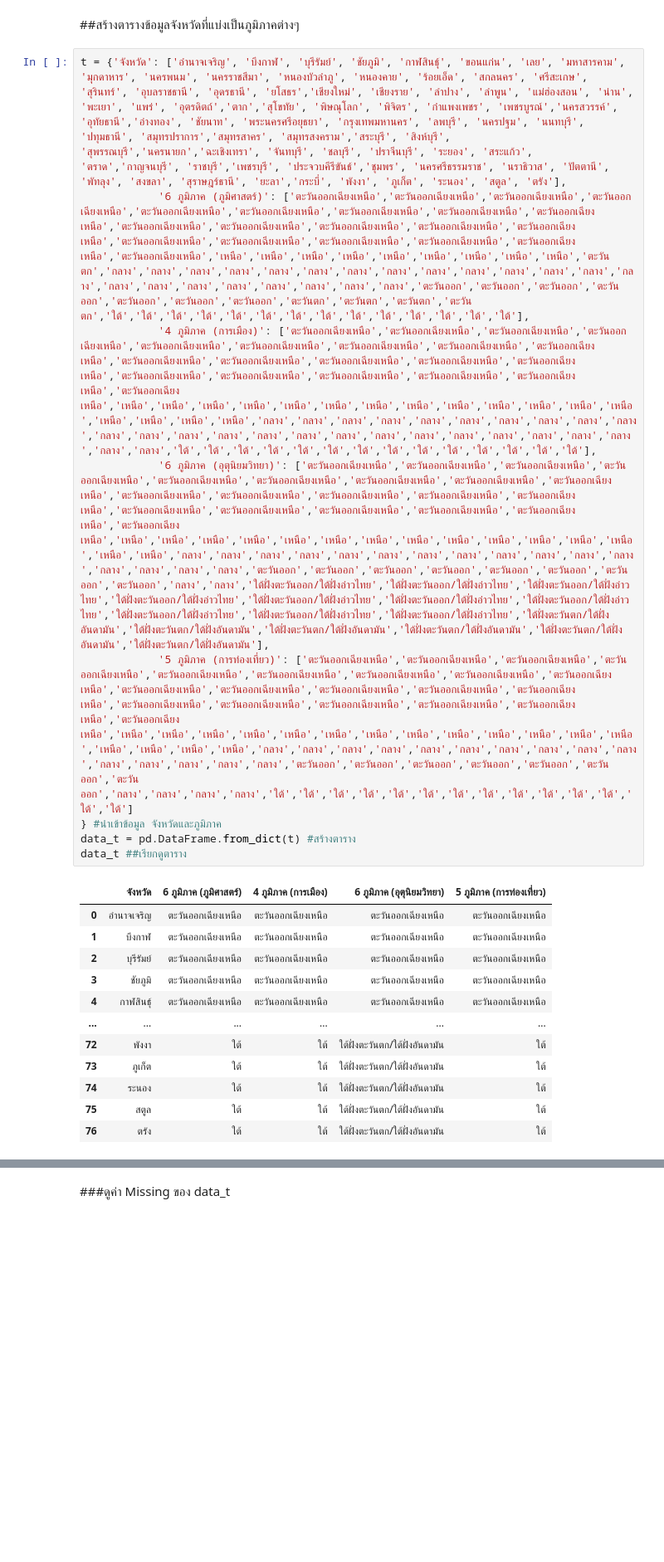
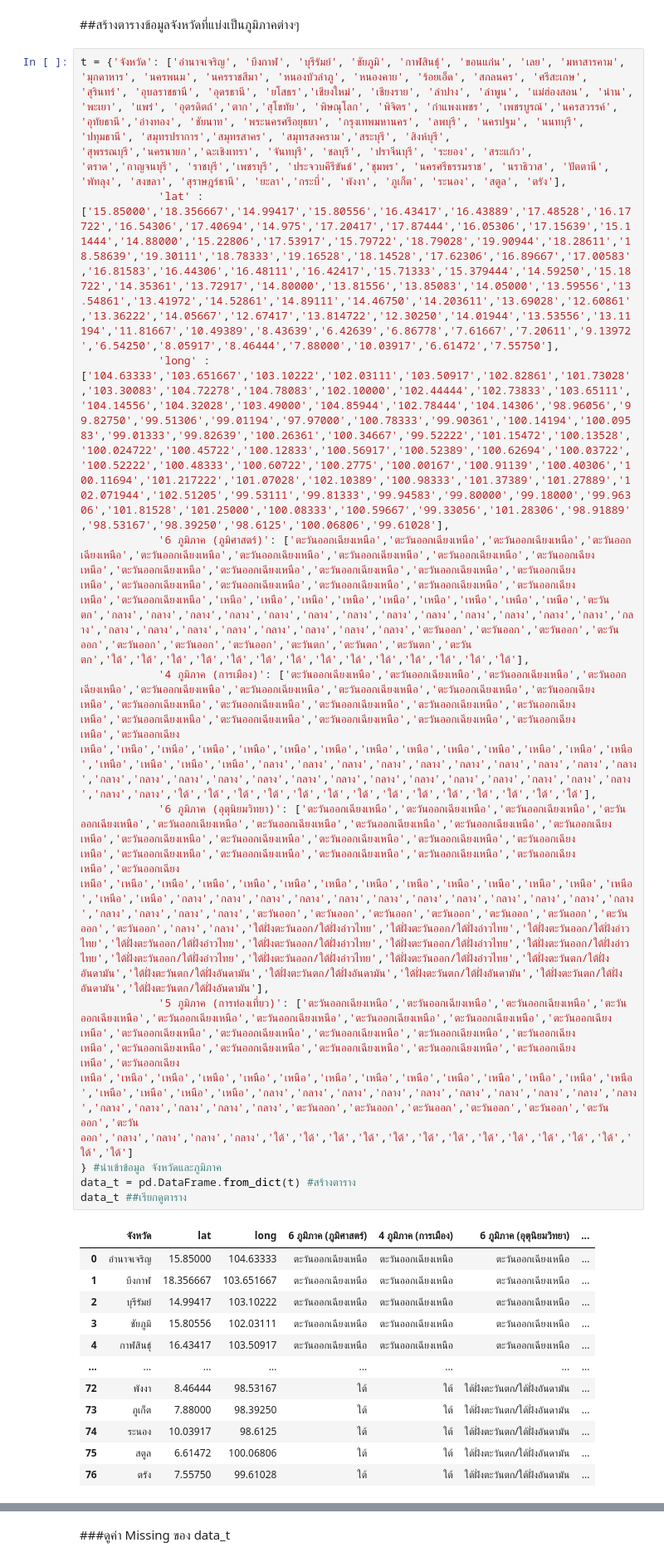
Before and after one commit to Benza1611/data_viz_2022, a Jupyter notebook: Project.ipynb, the cells around one changed output, grey strips where cells are left out. Shown at 83% size. Saved outputs shown, nothing was run; the diff lists cells and outputs as text; blank space fills up the shorter version.

```diff
--- a/Project.ipynb
+++ b/Project.ipynb
@@ -203,23 +203,25 @@ data_covid
 ##สร้างตารางข้อมูลจังหวัดที่แบ่งเป็นภูมิภาคต่างๆ
 # %%
 t = {'จังหวัด': ['อำนาจเจริญ', 'บึงกาฬ', 'บุรีรัมย์', 'ชัยภูมิ', 'กาฬสินธุ์', 'ขอนแก่น', 'เลย', 'มหาสารคาม', 'มุกดาหาร', 'นครพนม', 'นครราชสีมา', 'หนองบัวลำภู', 'หนองคาย', 'ร้อยเอ็ด', 'สกลนคร', 'ศรีสะเกษ', 'สุรินทร์', 'อุบลราชธานี', 'อุดรธานี', 'ยโสธร','เชียงใหม่', 'เชียงราย', 'ลำปาง', 'ลำพูน', 'แม่ฮ่องสอน', 'น่าน', 'พะเยา', 'แพร่', 'อุตรดิตถ์','ตาก','สุโขทัย', 'พิษณุโลก', 'พิจิตร', 'กำแพงเพชร', 'เพชรบูรณ์','นครสวรรค์', 'อุทัยธานี','อ่างทอง', 'ชัยนาท', 'พระนครศรีอยุธยา', 'กรุงเทพมหานคร', 'ลพบุรี', 'นครปฐม', 'นนทบุรี', 'ปทุมธานี', 'สมุทรปราการ','สมุทรสาคร', 'สมุทรสงคราม','สระบุรี', 'สิงห์บุรี', 'สุพรรณบุรี','นครนายก','ฉะเชิงเทรา', 'จันทบุรี', 'ชลบุรี', 'ปราจีนบุรี', 'ระยอง', 'สระแก้ว', 'ตราด','กาญจนบุรี', 'ราชบุรี','เพชรบุรี', 'ประจวบคีรีขันธ์','ชุมพร', 'นครศรีธรรมราช', 'นราธิวาส', 'ปัตตานี', 'พัทลุง', 'สงขลา', 'สุราษฎร์ธานี', 'ยะลา','กระบี่', 'พังงา', 'ภูเก็ต', 'ระนอง', 'สตูล', 'ตรัง'],
+            'lat' : ['15.85000','18.356667','14.99417','15.80556','16.43417','16.43889','17.48528','16.17722','16.54306','17.40694','14.975','17.20417','17.87444','16.05306','17.15639','15.11444','14.88000','15.22806','17.53917','15.79722','18.79028','19.90944','18.28611','18.58639','19.30111','18.78333','19.16528','18.14528','17.62306','16.89667','17.00583','16.81583','16.44306','16.48111','16.42417','15.71333','15.379444','14.59250','15.18722','14.35361','13.72917','14.80000','13.81556','13.85083','14.05000','13.59556','13.54861','13.41972','14.52861','14.89111','14.46750','14.203611','13.69028','12.60861','13.36222','14.05667','12.67417','13.814722','12.30250','14.01944','13.53556','13.11194','11.81667','10.49389','8.43639','6.42639','6.86778','7.61667','7.20611','9.13972','6.54250','8.05917','8.46444','7.88000','10.03917','6.61472','7.55750'],
+            'long' : ['104.63333','103.651667','103.10222','102.03111','103.50917','102.82861','101.73028','103.30083','104.72278','104.78083','102.10000','102.44444','102.73833','103.65111','104.14556','104.32028','103.49000','104.85944','102.78444','104.14306','98.96056','99.82750','99.51306','99.01194','97.97000','100.78333','99.90361','100.14194','100.09583','99.01333','99.82639','100.26361','100.34667','99.52222','101.15472','100.13528','100.024722','100.45722','100.12833','100.56917','100.52389','100.62694','100.03722','100.52222','100.48333','100.60722','100.2775','100.00167','100.91139','100.40306','100.11694','101.217222','101.07028','102.10389','100.98333','101.37389','101.27889','102.071944','102.51205','99.53111','99.81333','99.94583','99.80000','99.18000','99.96306','101.81528','101.25000','100.08333','100.59667','99.33056','101.28306','98.91889','98.53167','98.39250','98.6125','100.06806','99.61028'],
             '6 ภูมิภาค (ภูมิศาสตร์)': ['ตะวันออกเฉียงเหนือ','ตะวันออกเฉียงเหนือ','ตะวันออกเฉียงเหนือ','ตะวันออกเฉียงเหนือ','ตะวันออกเฉียงเหนือ','ตะวันออกเฉียงเหนือ','ตะวันออกเฉียงเหนือ','ตะวันออกเฉียงเหนือ','ตะวันออกเฉียงเหนือ','ตะวันออกเฉียงเหนือ','ตะวันออกเฉียงเหนือ','ตะวันออกเฉียงเหนือ','ตะวันออกเฉียงเหนือ','ตะวันออกเฉียงเหนือ','ตะวันออกเฉียงเหนือ','ตะวันออกเฉียงเหนือ','ตะวันออกเฉียงเหนือ','ตะวันออกเฉียงเหนือ','ตะวันออกเฉียงเหนือ','ตะวันออกเฉียงเหนือ','เหนือ','เหนือ','เหนือ','เหนือ','เหนือ','เหนือ','เหนือ','เหนือ','เหนือ','ตะวันตก','กลาง','กลาง','กลาง','กลาง','กลาง','กลาง','กลาง','กลาง','กลาง','กลาง','กลาง','กลาง','กลาง','กลาง','กลาง','กลาง','กลาง','กลาง','กลาง','กลาง','กลาง','กลาง','ตะวันออก','ตะวันออก','ตะวันออก','ตะวันออก','ตะวันออก','ตะวันออก','ตะวันออก','ตะวันตก','ตะวันตก','ตะวันตก','ตะวันตก','ใต้','ใต้','ใต้','ใต้','ใต้','ใต้','ใต้','ใต้','ใต้','ใต้','ใต้','ใต้','ใต้','ใต้'],
             '4 ภูมิภาค (การเมือง)': ['ตะวันออกเฉียงเหนือ','ตะวันออกเฉียงเหนือ','ตะวันออกเฉียงเหนือ','ตะวันออกเฉียงเหนือ','ตะวันออกเฉียงเหนือ','ตะวันออกเฉียงเหนือ','ตะวันออกเฉียงเหนือ','ตะวันออกเฉียงเหนือ','ตะวันออกเฉียงเหนือ','ตะวันออกเฉียงเหนือ','ตะวันออกเฉียงเหนือ','ตะวันออกเฉียงเหนือ','ตะวันออกเฉียงเหนือ','ตะวันออกเฉียงเหนือ','ตะวันออกเฉียงเหนือ','ตะวันออกเฉียงเหนือ','ตะวันออกเฉียงเหนือ','ตะวันออกเฉียงเหนือ','ตะวันออกเฉียงเหนือ','ตะวันออกเฉียงเหนือ','เหนือ','เหนือ','เหนือ','เหนือ','เหนือ','เหนือ','เหนือ','เหนือ','เหนือ','เหนือ','เหนือ','เหนือ','เหนือ','เหนือ','เหนือ','เหนือ','เหนือ','กลาง','กลาง','กลาง','กลาง','กลาง','กลาง','กลาง','กลาง','กลาง','กลาง','กลาง','กลาง','กลาง','กลาง','กลาง','กลาง','กลาง','กลาง','กลาง','กลาง','กลาง','กลาง','กลาง','กลาง','กลาง','กลาง','ใต้','ใต้','ใต้','ใต้','ใต้','ใต้','ใต้','ใต้','ใต้','ใต้','ใต้','ใต้','ใต้','ใต้'],
             '6 ภูมิภาค (อุตุนิยมวิทยา)': ['ตะวันออกเฉียงเหนือ','ตะวันออกเฉียงเหนือ','ตะวันออกเฉียงเหนือ','ตะวันออกเฉียงเหนือ','ตะวันออกเฉียงเหนือ','ตะวันออกเฉียงเหนือ','ตะวันออกเฉียงเหนือ','ตะวันออกเฉียงเหนือ','ตะวันออกเฉียงเหนือ','ตะวันออกเฉียงเหนือ','ตะวันออกเฉียงเหนือ','ตะวันออกเฉียงเหนือ','ตะวันออกเฉียงเหนือ','ตะวันออกเฉียงเหนือ','ตะวันออกเฉียงเหนือ','ตะวันออกเฉียงเหนือ','ตะวันออกเฉียงเหนือ','ตะวันออกเฉียงเหนือ','ตะวันออกเฉียงเหนือ','ตะวันออกเฉียงเหนือ','เหนือ','เหนือ','เหนือ','เหนือ','เหนือ','เหนือ','เหนือ','เหนือ','เหนือ','เหนือ','เหนือ','เหนือ','เหนือ','เหนือ','เหนือ','กลาง','กลาง','กลาง','กลาง','กลาง','กลาง','กลาง','กลาง','กลาง','กลาง','กลาง','กลาง','กลาง','กลาง','กลาง','กลาง','ตะวันออก','ตะวันออก','ตะวันออก','ตะวันออก','ตะวันออก','ตะวันออก','ตะวันออก','ตะวันออก','กลาง','กลาง','ใต้ฝั่งตะวันออก/ใต้ฝั่งอ่าวไทย','ใต้ฝั่งตะวันออก/ใต้ฝั่งอ่าวไทย','ใต้ฝั่งตะวันออก/ใต้ฝั่งอ่าวไทย','ใต้ฝั่งตะวันออก/ใต้ฝั่งอ่าวไทย','ใต้ฝั่งตะวันออก/ใต้ฝั่งอ่าวไทย','ใต้ฝั่งตะวันออก/ใต้ฝั่งอ่าวไทย','ใต้ฝั่งตะวันออก/ใต้ฝั่งอ่าวไทย','ใต้ฝั่งตะวันออก/ใต้ฝั่งอ่าวไทย','ใต้ฝั่งตะวันออก/ใต้ฝั่งอ่าวไทย','ใต้ฝั่งตะวันออก/ใต้ฝั่งอ่าวไทย','ใต้ฝั่งตะวันตก/ใต้ฝั่งอันดามัน','ใต้ฝั่งตะวันตก/ใต้ฝั่งอันดามัน','ใต้ฝั่งตะวันตก/ใต้ฝั่งอันดามัน','ใต้ฝั่งตะวันตก/ใต้ฝั่งอันดามัน','ใต้ฝั่งตะวันตก/ใต้ฝั่งอันดามัน','ใต้ฝั่งตะวันตก/ใต้ฝั่งอันดามัน'],
             '5 ภูมิภาค (การท่องเที่ยว)': ['ตะวันออกเฉียงเหนือ','ตะวันออกเฉียงเหนือ','ตะวันออกเฉียงเหนือ','ตะวันออกเฉียงเหนือ','ตะวันออกเฉียงเหนือ','ตะวันออกเฉียงเหนือ','ตะวันออกเฉียงเหนือ','ตะวันออกเฉียงเหนือ','ตะวันออกเฉียงเหนือ','ตะวันออกเฉียงเหนือ','ตะวันออกเฉียงเหนือ','ตะวันออกเฉียงเหนือ','ตะวันออกเฉียงเหนือ','ตะวันออกเฉียงเหนือ','ตะวันออกเฉียงเหนือ','ตะวันออกเฉียงเหนือ','ตะวันออกเฉียงเหนือ','ตะวันออกเฉียงเหนือ','ตะวันออกเฉียงเหนือ','ตะวันออกเฉียงเหนือ','เหนือ','เหนือ','เหนือ','เหนือ','เหนือ','เหนือ','เหนือ','เหนือ','เหนือ','เหนือ','เหนือ','เหนือ','เหนือ','เหนือ','เหนือ','เหนือ','เหนือ','กลาง','กลาง','กลาง','กลาง','กลาง','กลาง','กลาง','กลาง','กลาง','กลาง','กลาง','กลาง','กลาง','กลาง','กลาง','ตะวันออก','ตะวันออก','ตะวันออก','ตะวันออก','ตะวันออก','ตะวันออก','ตะวันออก','กลาง','กลาง','กลาง','กลาง','ใต้','ใต้','ใต้','ใต้','ใต้','ใต้','ใต้','ใต้','ใต้','ใต้','ใต้','ใต้','ใต้','ใต้']
 } #นำเข้าข้อมูล จังหวัดและภูมิภาค
 data_t = pd.DataFrame.from_dict(t) #สร้างตาราง
 data_t ##เรียกดูตาราง
 # %% [output]
-|  | จังหวัด | 6 ภูมิภาค (ภูมิศาสตร์) | 4 ภูมิภาค (การเมือง) | 6 ภูมิภาค (อุตุนิยมวิทยา) | 5 ภูมิภาค (การท่องเที่ยว) |
-| 0 | อำนาจเจริญ | ตะวันออกเฉียงเหนือ | ตะวันออกเฉียงเหนือ | ตะวันออกเฉียงเหนือ | ตะวันออกเฉียงเหนือ |
-| 1 | บึงกาฬ | ตะวันออกเฉียงเหนือ | ตะวันออกเฉียงเหนือ | ตะวันออกเฉียงเหนือ | ตะวันออกเฉียงเหนือ |
-| 2 | บุรีรัมย์ | ตะวันออกเฉียงเหนือ | ตะวันออกเฉียงเหนือ | ตะวันออกเฉียงเหนือ | ตะวันออกเฉียงเหนือ |
-| 3 | ชัยภูมิ | ตะวันออกเฉียงเหนือ | ตะวันออกเฉียงเหนือ | ตะวันออกเฉียงเหนือ | ตะวันออกเฉียงเหนือ |
-| 4 | กาฬสินธุ์ | ตะวันออกเฉียงเหนือ | ตะวันออกเฉียงเหนือ | ตะวันออกเฉียงเหนือ | ตะวันออกเฉียงเหนือ |
-| ... | ... | ... | ... | ... | ... |
-| 72 | พังงา | ใต้ | ใต้ | ใต้ฝั่งตะวันตก/ใต้ฝั่งอันดามัน | ใต้ |
-| 73 | ภูเก็ต | ใต้ | ใต้ | ใต้ฝั่งตะวันตก/ใต้ฝั่งอันดามัน | ใต้ |
-| 74 | ระนอง | ใต้ | ใต้ | ใต้ฝั่งตะวันตก/ใต้ฝั่งอันดามัน | ใต้ |
-| 75 | สตูล | ใต้ | ใต้ | ใต้ฝั่งตะวันตก/ใต้ฝั่งอันดามัน | ใต้ |
-| 76 | ตรัง | ใต้ | ใต้ | ใต้ฝั่งตะวันตก/ใต้ฝั่งอันดามัน | ใต้ |
+|  | จังหวัด | lat | long | 6 ภูมิภาค (ภูมิศาสตร์) | 4 ภูมิภาค (การเมือง) | 6 ภูมิภาค (อุตุนิยมวิทยา) | ... |
+| 0 | อำนาจเจริญ | 15.85000 | 104.63333 | ตะวันออกเฉียงเหนือ | ตะวันออกเฉียงเหนือ | ตะวันออกเฉียงเหนือ | ... |
+| 1 | บึงกาฬ | 18.356667 | 103.651667 | ตะวันออกเฉียงเหนือ | ตะวันออกเฉียงเหนือ | ตะวันออกเฉียงเหนือ | ... |
+| 2 | บุรีรัมย์ | 14.99417 | 103.10222 | ตะวันออกเฉียงเหนือ | ตะวันออกเฉียงเหนือ | ตะวันออกเฉียงเหนือ | ... |
+| 3 | ชัยภูมิ | 15.80556 | 102.03111 | ตะวันออกเฉียงเหนือ | ตะวันออกเฉียงเหนือ | ตะวันออกเฉียงเหนือ | ... |
+| 4 | กาฬสินธุ์ | 16.43417 | 103.50917 | ตะวันออกเฉียงเหนือ | ตะวันออกเฉียงเหนือ | ตะวันออกเฉียงเหนือ | ... |
+| ... | ... | ... | ... | ... | ... | ... | ... |
+| 72 | พังงา | 8.46444 | 98.53167 | ใต้ | ใต้ | ใต้ฝั่งตะวันตก/ใต้ฝั่งอันดามัน | ... |
+| 73 | ภูเก็ต | 7.88000 | 98.39250 | ใต้ | ใต้ | ใต้ฝั่งตะวันตก/ใต้ฝั่งอันดามัน | ... |
+| 74 | ระนอง | 10.03917 | 98.6125 | ใต้ | ใต้ | ใต้ฝั่งตะวันตก/ใต้ฝั่งอันดามัน | ... |
+| 75 | สตูล | 6.61472 | 100.06806 | ใต้ | ใต้ | ใต้ฝั่งตะวันตก/ใต้ฝั่งอันดามัน | ... |
+| 76 | ตรัง | 7.55750 | 99.61028 | ใต้ | ใต้ | ใต้ฝั่งตะวันตก/ใต้ฝั่งอันดามัน | ... |
```
Also changed, not shown: parts of 11 cells of this notebook.
